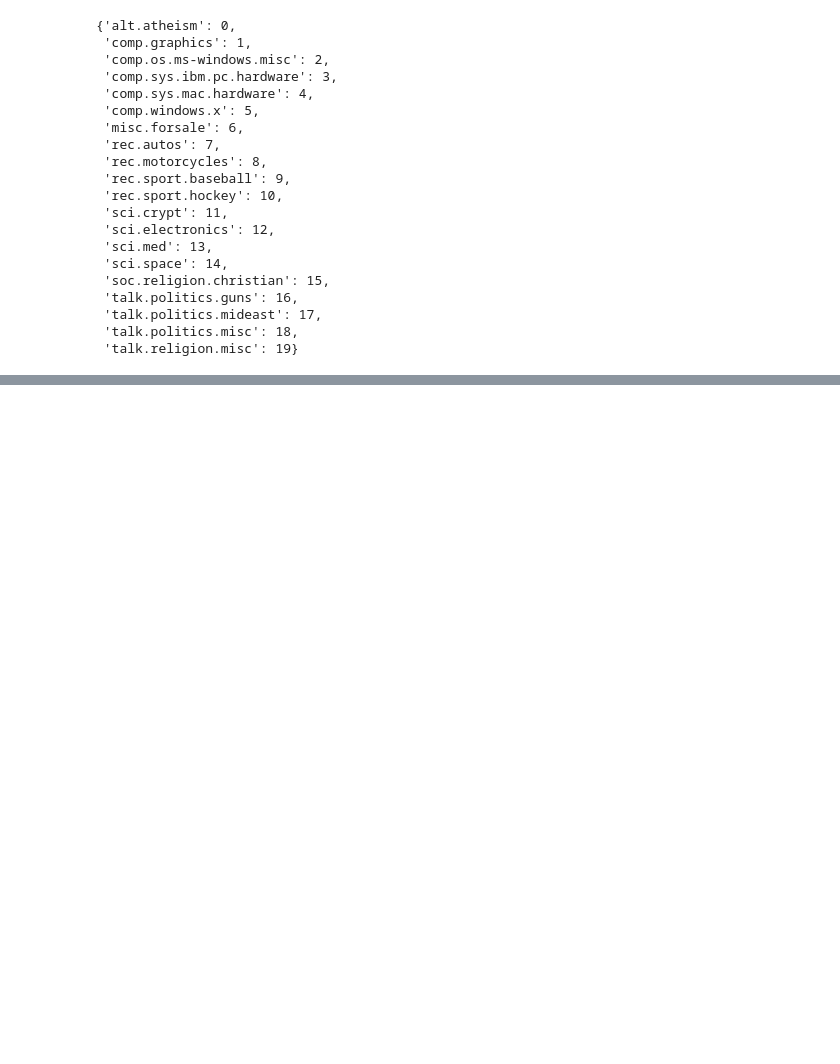
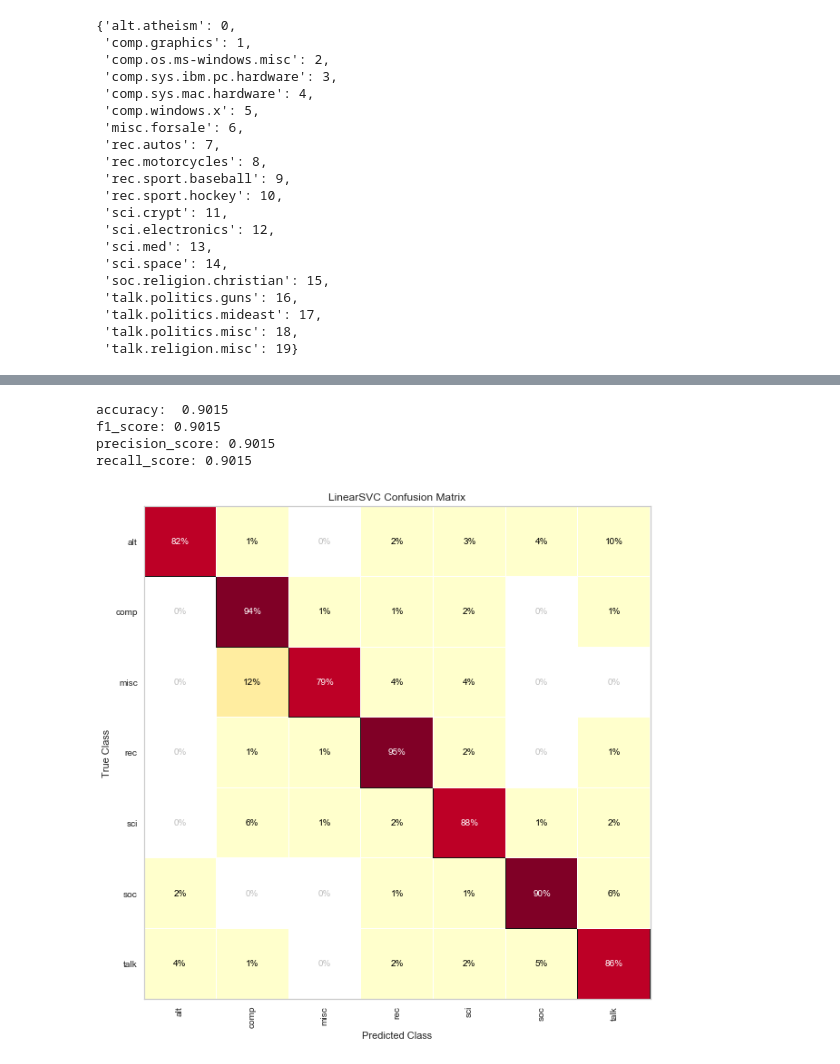
Before and after one commit to joekryan/NLP_Project, a Jupyter notebook: best_model_and_evaluation.ipynb, the cells around one changed output, grey strips where cells are left out. Saved outputs shown, nothing was run; the diff lists cells and outputs as text; code cells hidden in the pictures; blank space fills up the shorter version.

```diff
--- a/best_model_and_evaluation.ipynb
+++ b/best_model_and_evaluation.ipynb
@@ -164,0 +202,8 @@ CR(pipe_best_model,classes = [name for name in target_name_dict])
+# %%
+X_train, y_train_initial = df_train['lemmatized_and_pos'], df_train['target_initial']
+X_test, y_test_initial = df_test['lemmatized_and_pos'], df_test['target_initial']
+X_val, y_val_initial = df_val['lemmatized_and_pos'], df_val['target_initial']
+# %%
+pipe_best_model.fit(X_train,y_train_initial)
+pred_train = pipe_best_model.predict(X_train)
+pred_test = pipe_best_model.predict(X_val)
@@ -164,0 +248,28 @@ CR(pipe_best_model,classes = [name for name in target_name_dict])
+# %%
+group_dict = {'alt': 0,
+ 'comp' : 1,
+ 'misc': 2,
+ 'rec': 3,
+ 'sci':4,
+'soc':5,
+'talk':6}
+# %%
+def CM(model,classes):
+        visualizer = ConfusionMatrix(model, classes=classes,percent=True)
+        visualizer.fit(X_train, y_train_initial)  # Fit the visualizer and the model
+        visualizer.score(X_test, y_test_initial)  # Evaluate the model on the test data
+        visualizer.show(outpath='confusion_matrix.png');
+        return visualizer.poof()
+# %%
+plt.figure(figsize=(10,10))
+print("accuracy: ", round(accuracy_score(y_val_initial,pred_test),4))
+for scorer in [f1_score,precision_score,recall_score]:
+    name = scorer.__name__
+    print(f'{name}: {scorer(y_val_initial, pred_test,average="micro"):.4f}')
+CM(pipe_best_model,classes = [k for k in group_dict]);
+# %% [output]
+accuracy:  0.9015
+f1_score: 0.9015
+precision_score: 0.9015
+recall_score: 0.9015
+[figure, added]
```
Also changed, not shown: parts of 23 cells of this notebook, 12 other files.
